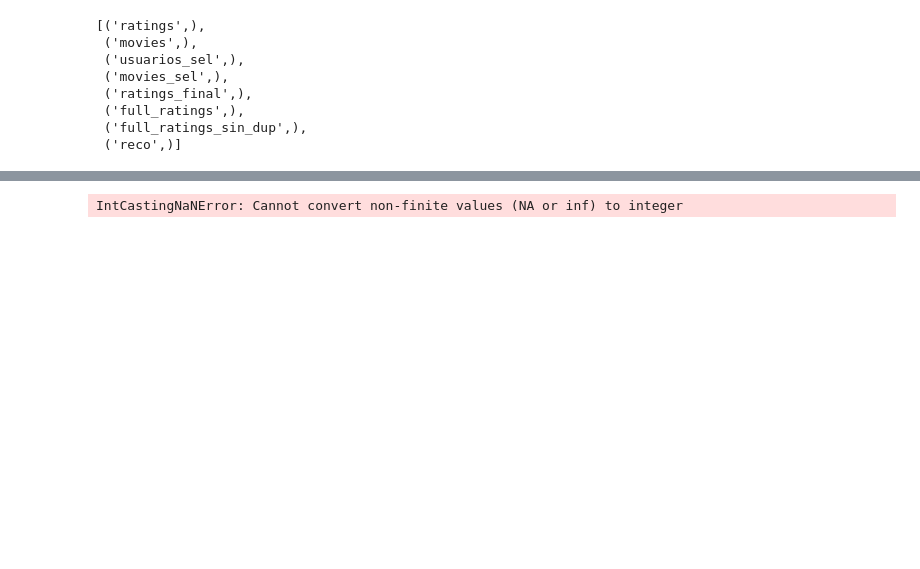
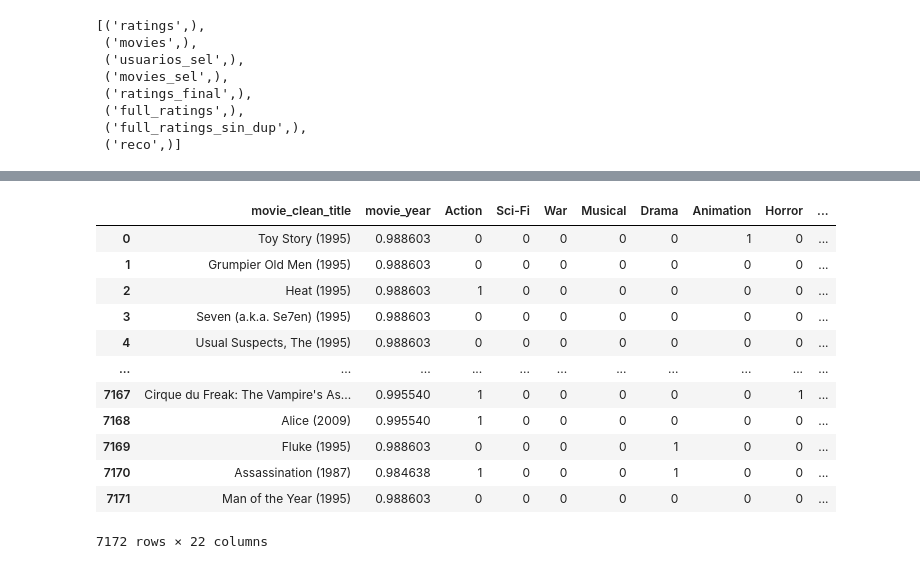
Before and after one commit to LauBetancourt31/Anal-tica-en-Marketing, a Jupyter notebook: sis_Re_contenido_general.ipynb, the cells around one changed output, grey strips where cells are left out. Drawn from its saved outputs; the diff is of its cells as text; code cells hidden in the pictures; blank space fills up the shorter version.

```diff
--- a/sis_Re_contenido_general.ipynb
+++ b/sis_Re_contenido_general.ipynb
@@ -101,19 +104,31 @@ df2.head()
 # %%
 # Eliminar las columnas del DataFrame
 peliculas = df2.drop(columns=['user_id', 'movie_id', 'rating', 'movie_title', 'movie_genres', 'fecha_nueva']).copy()
 peliculas.reset_index(drop=True, inplace=True)
-peliculas['movie_year'] = peliculas['movie_year'].astype(int)
+peliculas['movie_year'] = peliculas['movie_year'].fillna(0).astype(int)
 # Eliminar duplicados basados en la columna 'movie_clean_title'
 peliculas = peliculas.drop_duplicates(subset=['movie_clean_title'])
 # escalar el año de publicacion
 sc = MinMaxScaler()
 peliculas.loc[:, "movie_year"] = sc.fit_transform(peliculas[['movie_year']])
 # Reiniciar el índice
 peliculas.reset_index(drop=True, inplace=True)
 
 peliculas
 # %% [output]
+|  | movie_clean_title | movie_year | Action | Sci-Fi | War | Musical | Drama | Animation | Horror | ... |
+| 0 | Toy Story (1995) | 0.988603 | 0 | 0 | 0 | 0 | 0 | 1 | 0 | ... |
+| 1 | Grumpier Old Men (1995) | 0.988603 | 0 | 0 | 0 | 0 | 0 | 0 | 0 | ... |
+| 2 | Heat (1995) | 0.988603 | 1 | 0 | 0 | 0 | 0 | 0 | 0 | ... |
+| 3 | Seven (a.k.a. Se7en) (1995) | 0.988603 | 0 | 0 | 0 | 0 | 0 | 0 | 0 | ... |
+| 4 | Usual Suspects, The (1995) | 0.988603 | 0 | 0 | 0 | 0 | 0 | 0 | 0 | ... |
+| ... | ... | ... | ... | ... | ... | ... | ... | ... | ... | ... |
+| 7167 | Cirque du Freak: The Vampire's As... | 0.995540 | 1 | 0 | 0 | 0 | 0 | 0 | 1 | ... |
+| 7168 | Alice (2009) | 0.995540 | 1 | 0 | 0 | 0 | 0 | 0 | 0 | ... |
+| 7169 | Fluke (1995) | 0.988603 | 0 | 0 | 0 | 0 | 1 | 0 | 0 | ... |
+| 7170 | Assassination (1987) | 0.984638 | 1 | 0 | 0 | 0 | 1 | 0 | 0 | ... |
+| 7171 | Man of the Year (1995) | 0.988603 | 0 | 0 | 0 | 0 | 0 | 0 | 0 | ... |
-IntCastingNaNError: Cannot convert non-finite values (NA or inf) to integer
+7172 rows × 22 columns
 # %%
 # dummies
 dummies = peliculas.drop(columns=['movie_clean_title'])
```
Also changed, not shown: parts of 5 cells of this notebook, 10 other files.
